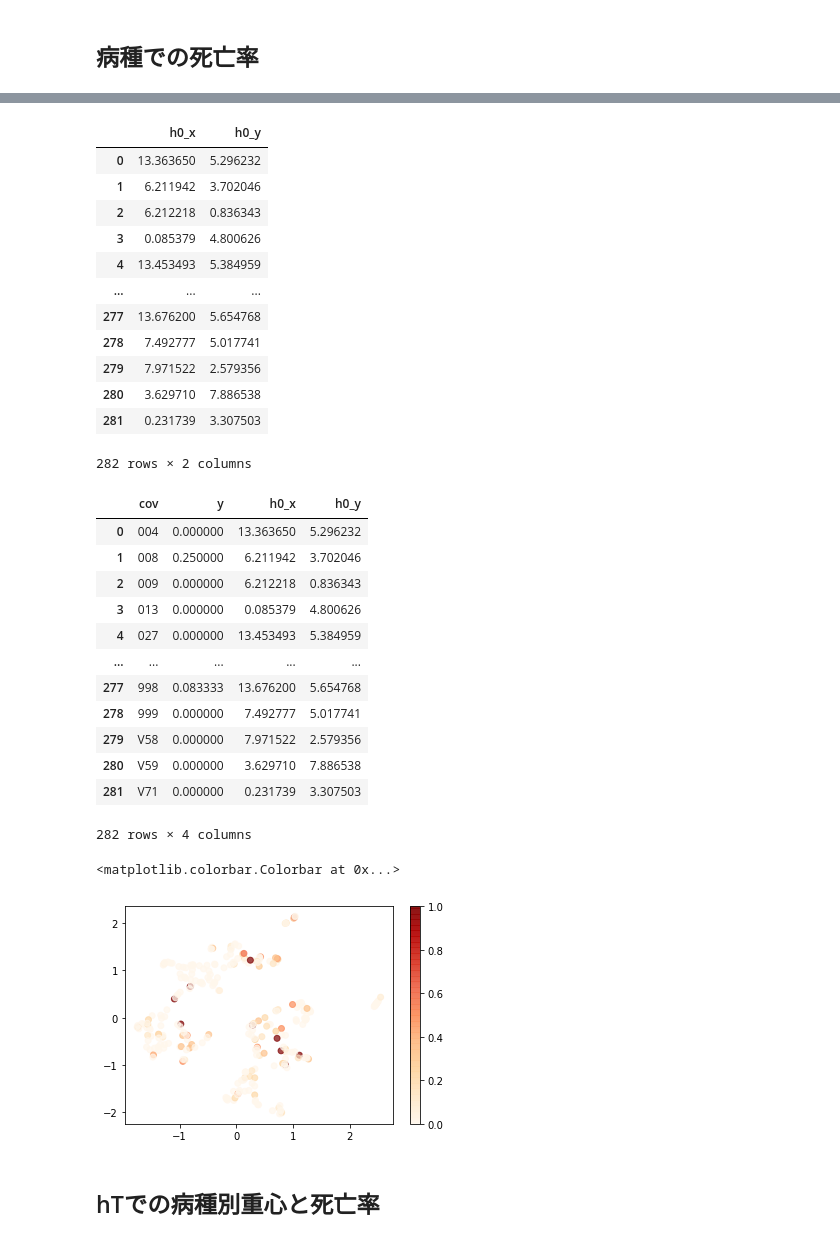
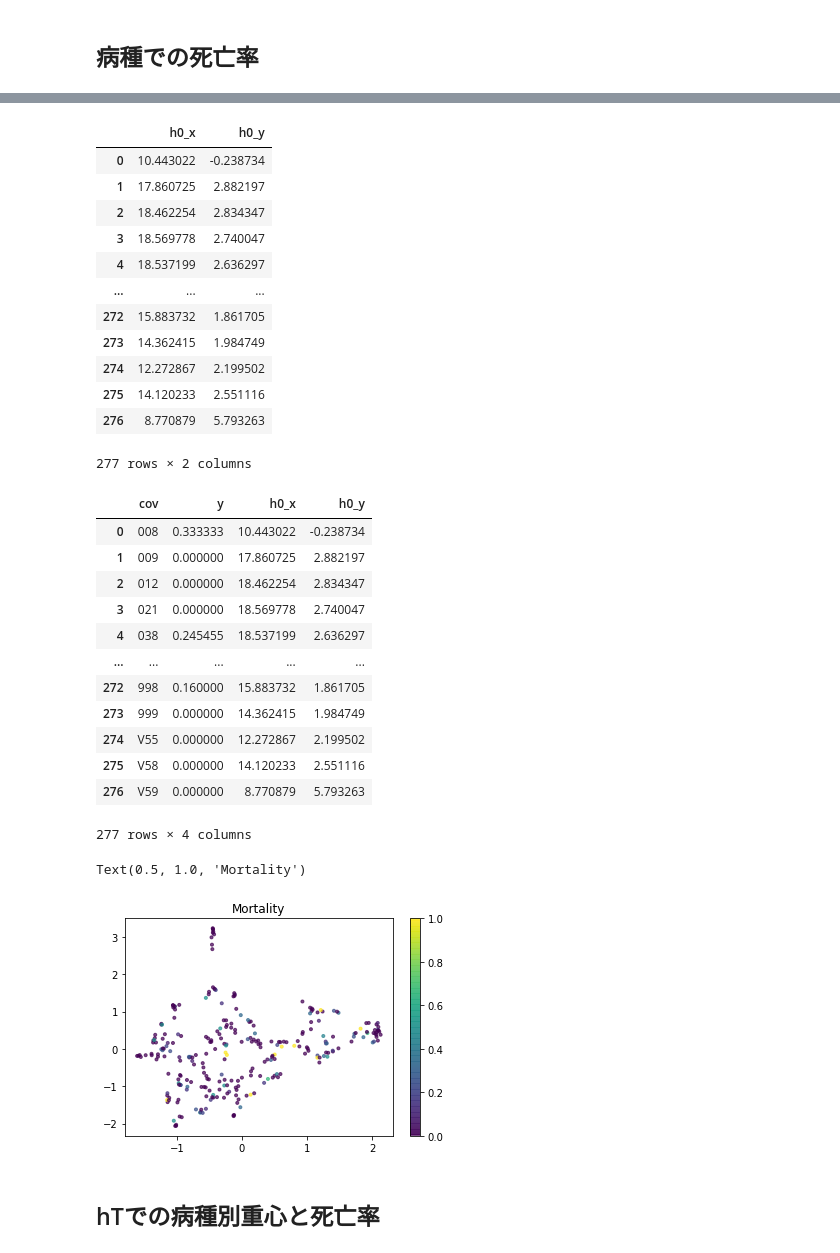
Before and after one commit to keytsuda/Continuous-Monitoring-of-Vital, a Jupyter notebook: GRUODEBayse/DimComp_retrieve_ latent_variables.ipynb, the cells around one changed output, grey strips where cells are left out. Cells and saved outputs as stored; diff of their text form; code cells hidden in the pictures.

```diff
--- a/GRUODEBayse/DimComp_retrieve_ latent_variables.ipynb
+++ b/GRUODEBayse/DimComp_retrieve_ latent_variables.ipynb
@@ -130,7 +130,7 @@ NNFOwithBayesianJumps(
 )
 # %%
 # model parameter load
-model_path = r'D:/mimic_iii/clean_data/trained_models/Xval_AUC_GRU_ODE_MIMIC_Binned2_NoImpute_dropout0.1_weightdecay0.0001_lambda1_fold0_MAX.pt'
+model_path = r'D:/mimic_iii/clean_data/trained_models/Xval_AUC_GRU_ODE_MIMIC_Binned2_NoImpute_dropout0.2_weightdecay0.0001_lambda1_fold0_MAX.pt'
 model.load_state_dict(torch.load(model_path))
 # %% [output]
 <All keys matched successfully>
@@ -340,43 +361,45 @@ h0_mean
 h0_mean.iloc[:,2:4]
 # %% [output]
 |  | h0_x | h0_y |
-| 0 | 13.363650 | 5.296232 |
-| 1 | 6.211942 | 3.702046 |
-| 2 | 6.212218 | 0.836343 |
-| 3 | 0.085379 | 4.800626 |
-| 4 | 13.453493 | 5.384959 |
+| 0 | 10.443022 | -0.238734 |
+| 1 | 17.860725 | 2.882197 |
+| 2 | 18.462254 | 2.834347 |
+| 3 | 18.569778 | 2.740047 |
+| 4 | 18.537199 | 2.636297 |
 | ... | ... | ... |
-| 277 | 13.676200 | 5.654768 |
-| 278 | 7.492777 | 5.017741 |
-| 279 | 7.971522 | 2.579356 |
-| 280 | 3.629710 | 7.886538 |
-| 281 | 0.231739 | 3.307503 |
+| 272 | 15.883732 | 1.861705 |
+| 273 | 14.362415 | 1.984749 |
+| 274 | 12.272867 | 2.199502 |
+| 275 | 14.120233 | 2.551116 |
+| 276 | 8.770879 | 5.793263 |
-282 rows × 2 columns
+277 rows × 2 columns
 # %%
 h0_mean=pd.concat([h0_df_agg.iloc[: ,0:2],h0_2dim_df],axis=1)
 h0_mean.columns=["cov", "y","h0_x","h0_y"]
 h0_mean
 # %% [output]
 |  | cov | y | h0_x | h0_y |
-| 0 | 004 | 0.000000 | 13.363650 | 5.296232 |
-| 1 | 008 | 0.250000 | 6.211942 | 3.702046 |
-| 2 | 009 | 0.000000 | 6.212218 | 0.836343 |
-| 3 | 013 | 0.000000 | 0.085379 | 4.800626 |
-| 4 | 027 | 0.000000 | 13.453493 | 5.384959 |
+| 0 | 008 | 0.333333 | 10.443022 | -0.238734 |
+| 1 | 009 | 0.000000 | 17.860725 | 2.882197 |
+| 2 | 012 | 0.000000 | 18.462254 | 2.834347 |
+| 3 | 021 | 0.000000 | 18.569778 | 2.740047 |
+| 4 | 038 | 0.245455 | 18.537199 | 2.636297 |
 | ... | ... | ... | ... | ... |
-| 277 | 998 | 0.083333 | 13.676200 | 5.654768 |
-| 278 | 999 | 0.000000 | 7.492777 | 5.017741 |
-| 279 | V58 | 0.000000 | 7.971522 | 2.579356 |
-| 280 | V59 | 0.000000 | 3.629710 | 7.886538 |
-| 281 | V71 | 0.000000 | 0.231739 | 3.307503 |
+| 272 | 998 | 0.160000 | 15.883732 | 1.861705 |
+| 273 | 999 | 0.000000 | 14.362415 | 1.984749 |
+| 274 | V55 | 0.000000 | 12.272867 | 2.199502 |
+| 275 | V58 | 0.000000 | 14.120233 | 2.551116 |
+| 276 | V59 | 0.000000 | 8.770879 | 5.793263 |
-282 rows × 4 columns
+277 rows × 4 columns
 # %%
 h0_mean.iloc[:,2:4]=scaler.fit_transform(h0_mean.iloc[:,2:4])
-plt.scatter(h0_mean["h0_x"],h0_mean["h0_y"],c=h0_mean["y"],cmap='OrRd',alpha=0.7)
+#plt.scatter(h0_mean["h0_x"],h0_mean["h0_y"],c=h0_mean["y"],cmap='OrRd',alpha=0.7)
+plt.scatter(h0_mean["h0_x"],h0_mean["h0_y"],c=h0_mean["y"], alpha=0.7, marker=".")
 plt.colorbar()
+plt.title("Mortality")
 # %% [output]
-<matplotlib.colorbar.Colorbar at 0x...>
+Text(0.5, 1.0, 'Mortality')
-[figure, old version]
+[figure, new version]
 # %% [markdown]
 ## hTでの病種別重心と死亡率
 # %%
```
Also changed, not shown: parts of 20 cells of this notebook, 4 other files.
